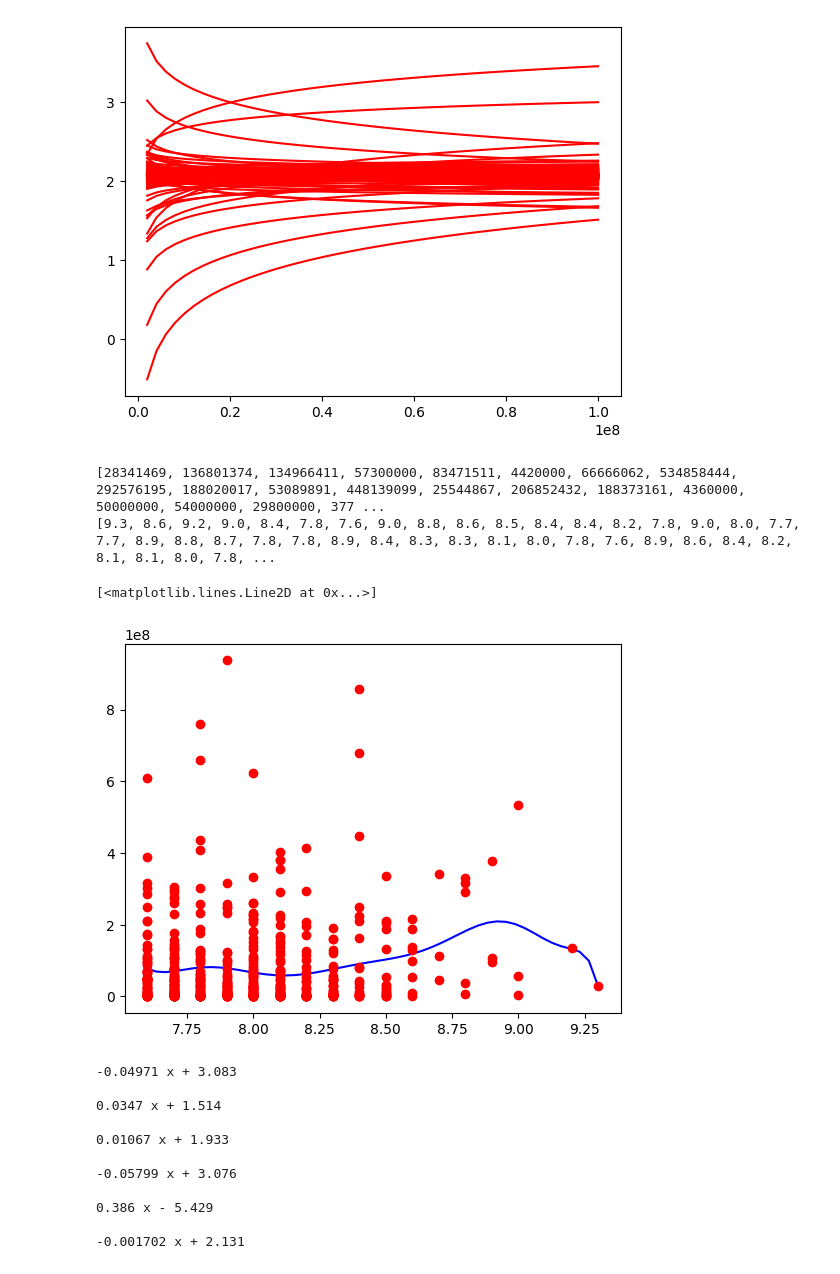
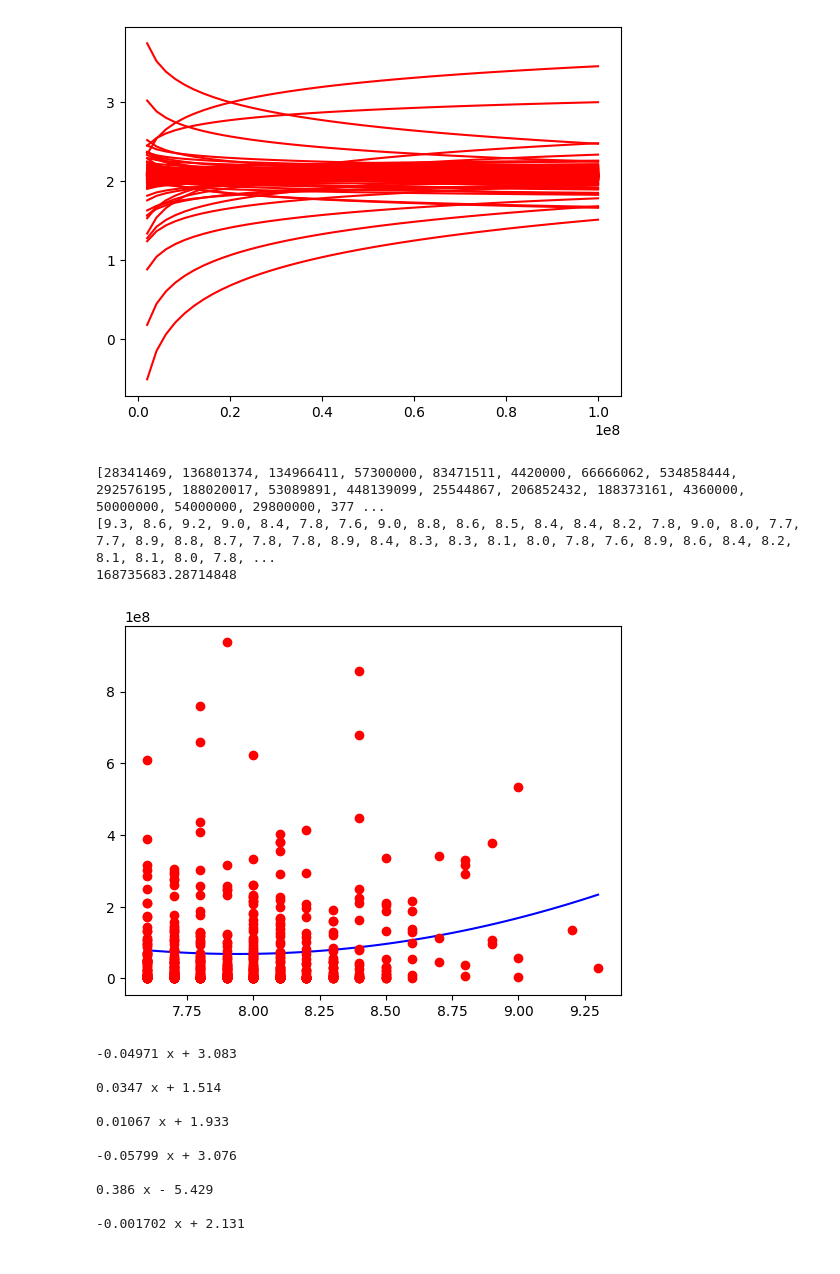
Before and after one commit to gustaleitcor/Projeto-de-Pesquisa-Aplicada, a Jupyter notebook: main.ipynb, the cells around one changed output. Saved outputs shown, nothing was run; the diff lists cells and outputs as text; code cells hidden in the pictures.

```diff
--- a/main.ipynb
+++ b/main.ipynb
@@ -83,30 +83,32 @@ for director_coefficient in director_coefficients:
 # %% [output]
 [figure]
 # %%
-degree = 20
+degree = 2
 
 all_coefficients = np.polyfit(all_imdb_ratings,
     all_bilheteriaOrdenada, degree)
 
 def f(x):
     response = 0
     for dg in range(0, degree+1):
         response += all_coefficients[dg]*(x**(degree-dg))
     return response
 
 print(all_bilheteriaOrdenada)
 print(all_imdb_ratings)
 #print(all_coefficients)
 x = np.linspace(min(all_imdb_ratings), max(all_imdb_ratings))
 plt.plot(x, f(x), color='blue')
 #plt.ylim(2.06, 2.08)
 
 plt.plot(all_imdb_ratings, all_bilheteriaOrdenada, 'ro')
+
+print(f(9))
 # %% [output]
 [28341469, 136801374, 134966411, 57300000, 83471511, 4420000, 66666062, 534858444, 292576195, 188020017, 53089891, 448139099, 25544867, 206852432, 188373161, 4360000, 50000000, 54000000, 29800000, 377 ...
 [9.3, 8.6, 9.2, 9.0, 8.4, 7.8, 7.6, 9.0, 8.8, 8.6, 8.5, 8.4, 8.4, 8.2, 7.8, 9.0, 8.0, 7.7, 7.7, 8.9, 8.8, 8.7, 7.8, 7.8, 8.9, 8.4, 8.3, 8.3, 8.1, 8.0, 7.8, 7.6, 8.9, 8.6, 8.4, 8.2, 8.1, 8.1, 8.0, 7.8, ...
+168735683.28714848
-[<matplotlib.lines.Line2D at 0x...>]
-[figure, old version]
+[figure, new version]
 # %%
 for x in director_coefficients:
     p = np.poly1d([x[1][0], x[1][1]])
```
Also changed, not shown: parts of 2 cells of this notebook, 2 other files.
